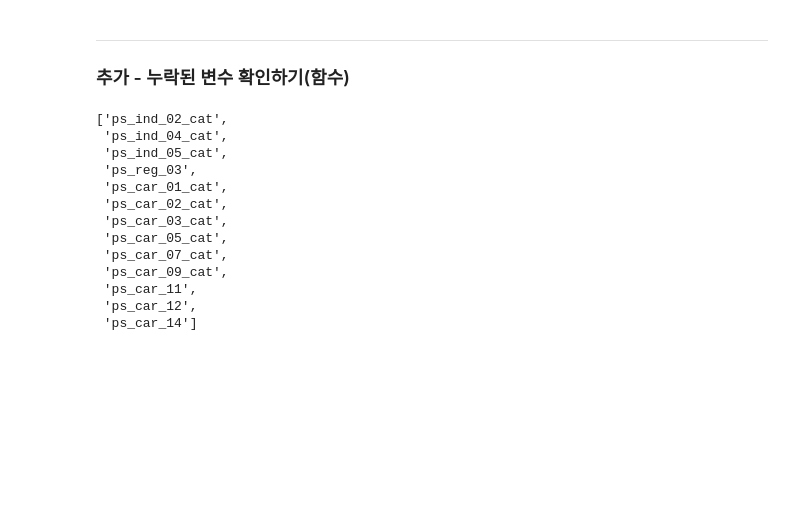
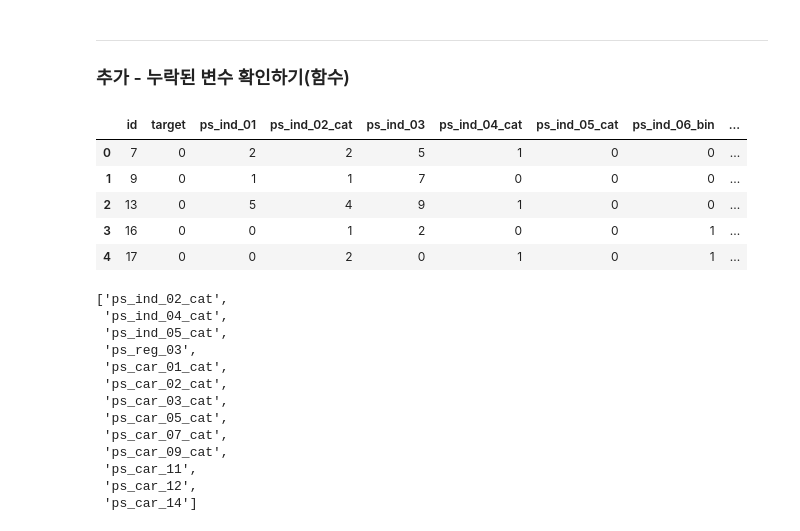
Before and after one commit to donge-can/kaggle_practice, a Jupyter notebook: 02. porto-seguro-safe-driver-prediction/2. porto_pilsa_01.ipynb, the cells around one changed output. Drawn from its saved outputs; the diff is of its cells as text; code cells hidden in the pictures; blank space fills up the shorter version.

```diff
--- a/02. porto-seguro-safe-driver-prediction/2. porto_pilsa_01.ipynb
+++ b/02. porto-seguro-safe-driver-prediction/2. porto_pilsa_01.ipynb
@@ -75,6 +75,15 @@ Index(['id', 'target', 'ps_ind_01', 'ps_ind_02_cat', 'ps_ind_03',
 -------------------------
 
 ### 추가 - 누락된 변수 확인하기(함수)
+# %%
+train.head()
+# %% [output]
+|  | id | target | ps_ind_01 | ps_ind_02_cat | ps_ind_03 | ps_ind_04_cat | ps_ind_05_cat | ps_ind_06_bin | ... |
+| 0 | 7 | 0 | 2 | 2 | 5 | 1 | 0 | 0 | ... |
+| 1 | 9 | 0 | 1 | 1 | 7 | 0 | 0 | 0 | ... |
+| 2 | 13 | 0 | 5 | 4 | 9 | 1 | 0 | 0 | ... |
+| 3 | 16 | 0 | 0 | 1 | 2 | 0 | 0 | 1 | ... |
+| 4 | 17 | 0 | 0 | 2 | 0 | 1 | 0 | 1 | ... |
 # %%
 null_list = []
 end = []
```
Also changed, not shown: parts of 1 cell of this notebook, 1 other file.
